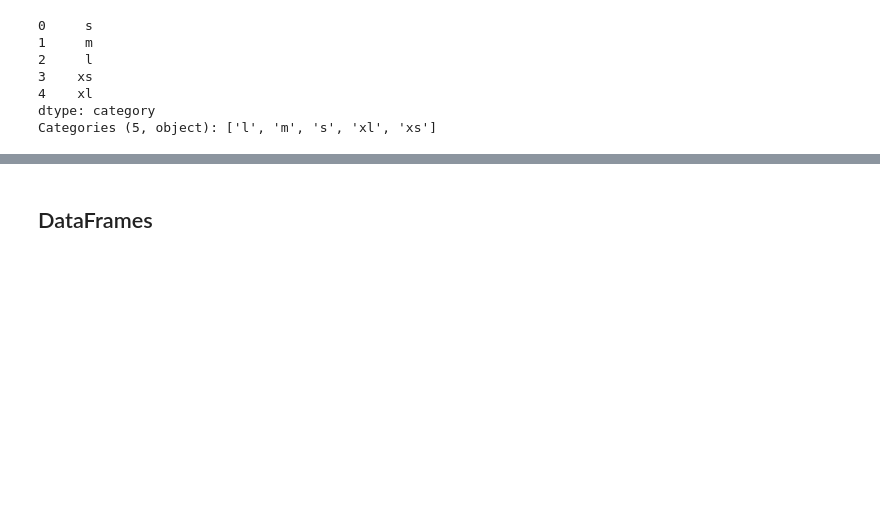
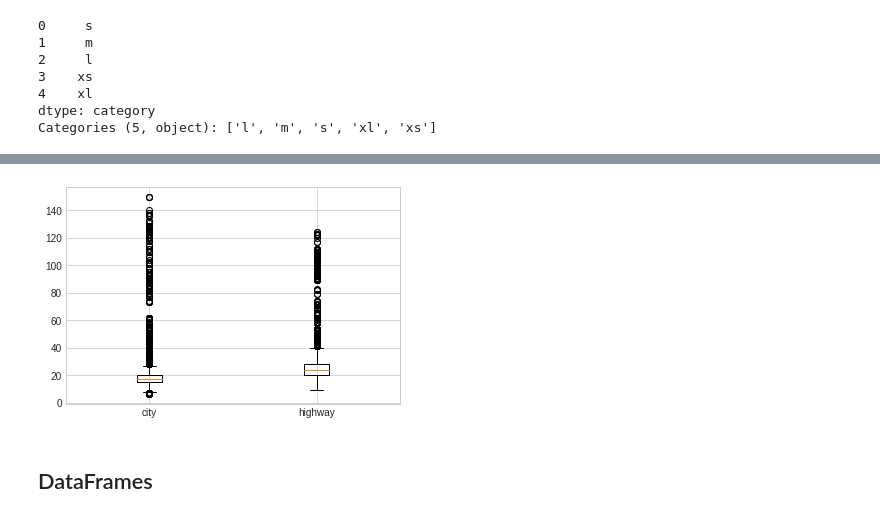
Before and after one commit to magjanvaz/curso-python-us, a Jupyter notebook: notebooks/pandas/introduction-pandas.ipynb, the cells around one changed output, grey strips where cells are left out. Cells and saved outputs as stored; diff of their text form; code cells hidden in the pictures; blank space fills up the shorter version.

```diff
--- a/notebooks/pandas/introduction-pandas.ipynb
+++ b/notebooks/pandas/introduction-pandas.ipynb
@@ -203,3 +362,11 @@ highway_mpg = df.highway08
+# %%
+fig, ax= plt.subplots()
+
+ax.boxplot([city_mpg, highway_mpg], labels=["city","highway"])
+
+fig.show()
+# %% [output]
+[figure, added]
 # %% [markdown]
 ## DataFrames
 # %% [markdown]
```
Also changed, not shown: parts of 40 cells of this notebook.
